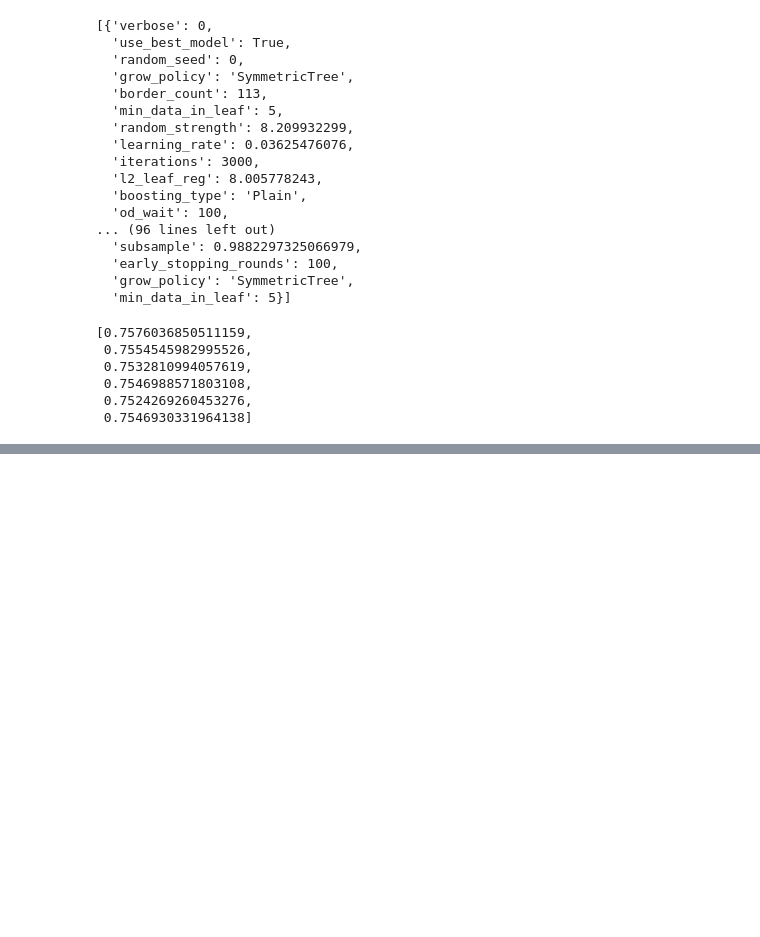
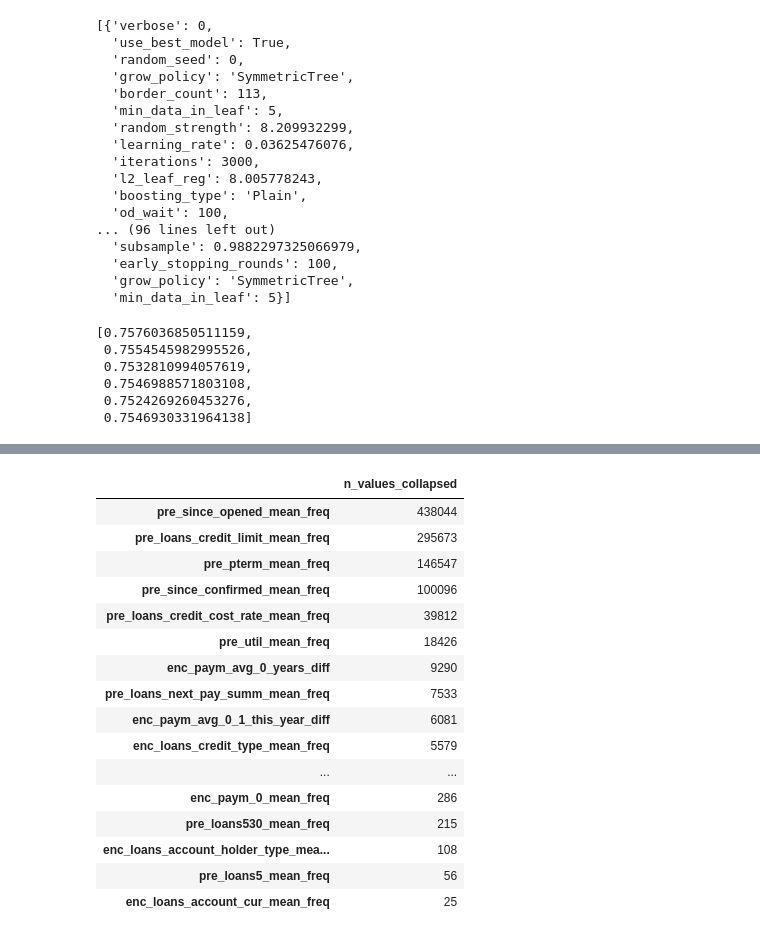
Before and after one commit to Sergey-Chursin/catboost-credit-scoring-pipeline, a Jupyter notebook: notebooks/pipeline_config_builder.ipynb, the cells around one changed output, grey strips where cells are left out. Drawn from its saved outputs; the diff is of its cells as text; code cells hidden in the pictures; blank space fills up the shorter version.

Commit message:
Create change types list

```diff
--- a/notebooks/pipeline_config_builder.ipynb
+++ b/notebooks/pipeline_config_builder.ipynb
@@ -530,0 +538,4 @@ weights_list
+# %%
+# Загрузим тренировочный датасет
+df_1 = pd.read_csv('../data/processed/cut_corr_imp_train.csv')
+df_1.shape
@@ -530,0 +544,4 @@ weights_list
+# %%
+# Загрузим тестовый датасет
+df_2 = pd.read_csv('../data/processed/cut_corr_imp_test.csv')
+df_2.shape
@@ -530,0 +550,4 @@ weights_list
+# %%
+# Соеденим их
+df = pd.concat([df_1, df_2], ignore_index=True)
+df.shape
@@ -530,0 +593,4 @@ weights_list
+# %%
+# Получаем список колонок тип которых нельзя понизиь
+cols_with_close_values = find_float64_cols_with_close_values(df)
+cols_with_close_values
@@ -530,0 +618,71 @@ weights_list
+# %%
+def count_collapsed_values(
+    series: pd.Series
+) -> int:
+    """
+    Считает, сколько уникальных значений признака потеряется (слипнется)
+    при преобразовании float64 -> float32.
+
+    Args:
+        series (pd.Series): Столбец датафрейма типа float64.
+
+    Returns:
+        int: Количество уникальных значений, которые станут неразличимыми после преобразования в float32.
+    """
+    # Получаем массив уникальных значений без NaN, сортируем для максимальной корректности сравнения
+    original = np.sort(series.dropna().unique())
+    # Преобразуем значения в float32 и снова выбираем уникальные из-за слипания близких значений
+    as_float32 = np.sort(series.dropna().astype('float32').unique())
+    # Разница: сколько уникальных значений уменьшится после округления до float32
+    diff = len(original) - len(as_float32)
+
+    return diff
+
+def get_df_with_collapsed_counts(
+    df: pd.DataFrame,
+    columns: list[str]
+) -> pd.DataFrame:
+    """
+    Анализирует указанные числовые признаки DataFrame и возвращает таблицу,
+    показывающую, сколько уникальных значений "слипаются" при переводе в float32.
+
+    Args:
+        df (pd.DataFrame): Датафрейм с признаками типа float64.
+        columns (list of str): Список колонок для анализа.
+
+    Returns:
+        pd.DataFrame: Датафрейм с колонкой n_values_collapsed, отсортированный по убыванию.
+    """
+    # Считаем потери уникальных значений для каждого признака
+    result: Dict[str, int] = {
+        col: count_collapsed_values(df[col])
+        for col in columns
+    }
+    # Создаем датафрейм и сортируем по убыванию потерь уникальности
+    collapsed_df = pd.DataFrame.from_dict(
+        result, orient='index', columns=['n_values_collapsed']
+    ).sort_values('n_values_collapsed', ascending=False)
+
+    return collapsed_df
+
+
+collapsed_df = get_df_with_collapsed_counts(df, cols_with_close_values)
+collapsed_df
+# %% [output]
+|  | n_values_collapsed |
+| pre_since_opened_mean_freq | 438044 |
+| pre_loans_credit_limit_mean_freq | 295673 |
+| pre_pterm_mean_freq | 146547 |
+| pre_since_confirmed_mean_freq | 100096 |
+| pre_loans_credit_cost_rate_mean_freq | 39812 |
+| pre_util_mean_freq | 18426 |
+| enc_paym_avg_0_years_diff | 9290 |
+| pre_loans_next_pay_summ_mean_freq | 7533 |
+| enc_paym_avg_0_1_this_year_diff | 6081 |
+| enc_loans_credit_type_mean_freq | 5579 |
+| ... | ... |
+| enc_paym_0_mean_freq | 286 |
+| pre_loans530_mean_freq | 215 |
+| enc_loans_account_holder_type_mea... | 108 |
+| pre_loans5_mean_freq | 56 |
+| enc_loans_account_cur_mean_freq | 25 |
```
Also changed, not shown: parts of 11 cells of this notebook.
